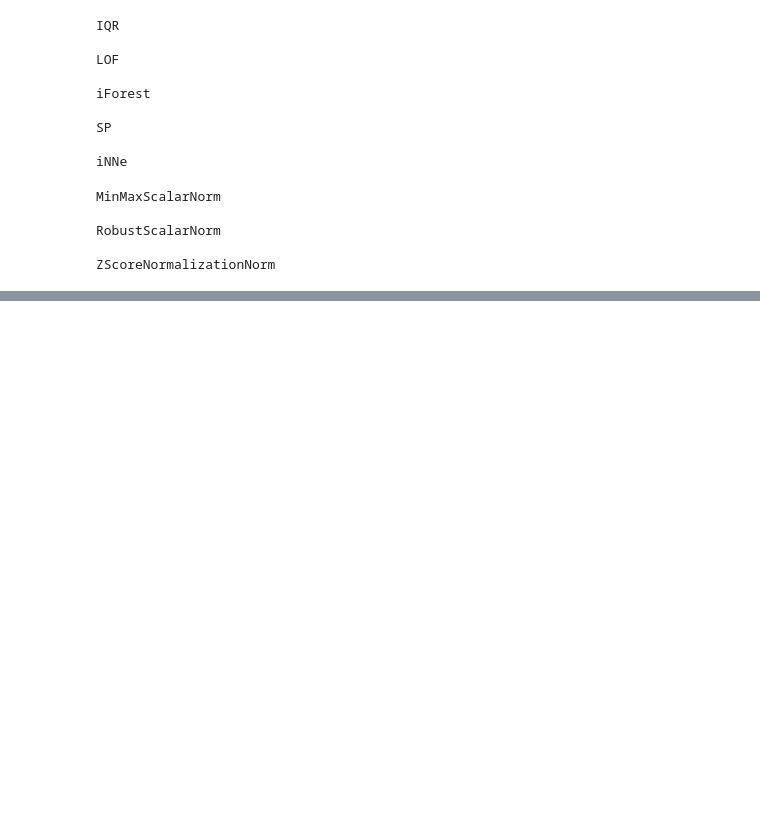
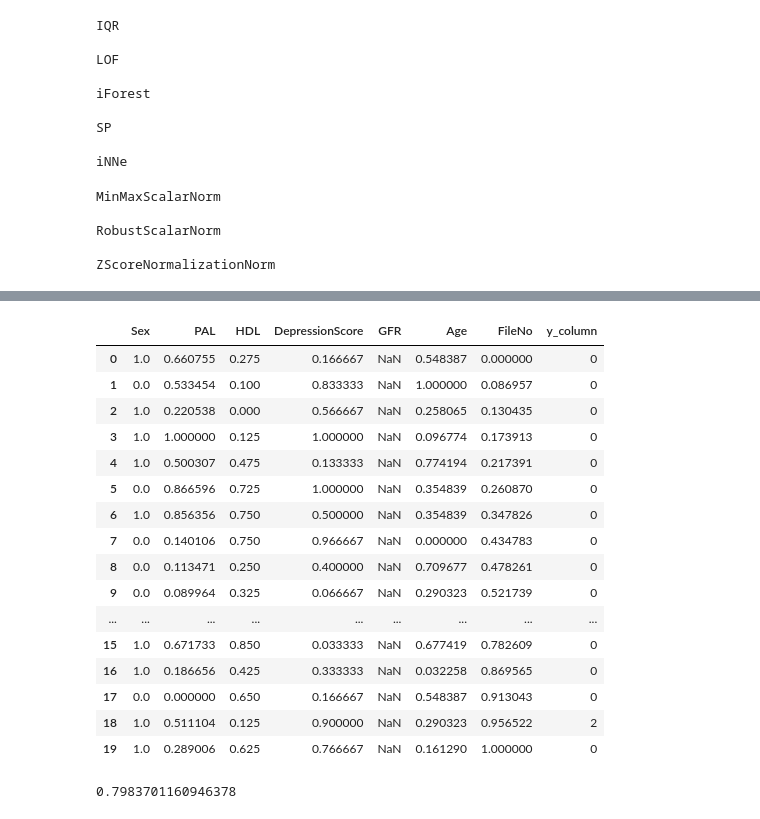
Before and after one commit to sina-m-mollazadeh/Medical-Framework, a Jupyter notebook: main.ipynb, the cells around one changed output, grey strips where cells are left out. Drawn from its saved outputs; the diff is of its cells as text; code cells hidden in the pictures; blank space fills up the shorter version.

```diff
--- a/main.ipynb
+++ b/main.ipynb
@@ -1066,3 +1115,5 @@ VarianceThresh
+# %%
+X_test=X_test[x_copy_feature_selection.columns]
 # %%
 joined_for_heatmap=x_copy_feature_selection.join(y_copy_feature_selection)
 
@@ -1139,3 +1217,31 @@ MLPClassifier(hidden_layer_sizes=(50,), max_iter=300, random_state=42)
+# %%
+Y_test=model.predict(X_test)
+# %%
+Test=X_test.join(pd.DataFrame({"y_column":Y_test}))
+# %%
+Test
+# %% [output]
+|  | Sex | PAL | HDL | DepressionScore | GFR | Age | FileNo | y_column |
+| 0 | 1.0 | 0.660755 | 0.275 | 0.166667 | NaN | 0.548387 | 0.000000 | 0 |
+| 1 | 0.0 | 0.533454 | 0.100 | 0.833333 | NaN | 1.000000 | 0.086957 | 0 |
+| 2 | 1.0 | 0.220538 | 0.000 | 0.566667 | NaN | 0.258065 | 0.130435 | 0 |
+| 3 | 1.0 | 1.000000 | 0.125 | 1.000000 | NaN | 0.096774 | 0.173913 | 0 |
+| 4 | 1.0 | 0.500307 | 0.475 | 0.133333 | NaN | 0.774194 | 0.217391 | 0 |
+| 5 | 0.0 | 0.866596 | 0.725 | 1.000000 | NaN | 0.354839 | 0.260870 | 0 |
+| 6 | 1.0 | 0.856356 | 0.750 | 0.500000 | NaN | 0.354839 | 0.347826 | 0 |
+| 7 | 0.0 | 0.140106 | 0.750 | 0.966667 | NaN | 0.000000 | 0.434783 | 0 |
+| 8 | 0.0 | 0.113471 | 0.250 | 0.400000 | NaN | 0.709677 | 0.478261 | 0 |
+| 9 | 0.0 | 0.089964 | 0.325 | 0.066667 | NaN | 0.290323 | 0.521739 | 0 |
+| ... | ... | ... | ... | ... | ... | ... | ... | ... |
+| 15 | 1.0 | 0.671733 | 0.850 | 0.033333 | NaN | 0.677419 | 0.782609 | 0 |
+| 16 | 1.0 | 0.186656 | 0.425 | 0.333333 | NaN | 0.032258 | 0.869565 | 0 |
+| 17 | 0.0 | 0.000000 | 0.650 | 0.166667 | NaN | 0.548387 | 0.913043 | 0 |
+| 18 | 1.0 | 0.511104 | 0.125 | 0.900000 | NaN | 0.290323 | 0.956522 | 2 |
+| 19 | 1.0 | 0.289006 | 0.625 | 0.766667 | NaN | 0.161290 | 1.000000 | 0 |
+# %%
+print(best_accuracy_model_training)
+# %% [output]
+0.7983701160946378
 # %%
 all_algorithms=[best_algo_clean_data,best_algo_tame_outlier,best_algo_normalization,best_algo_feature_selection,best_algo_model_training]
 print(*all_algorithms,sep="\n")
```
Also changed, not shown: parts of 22 cells of this notebook, 4 other files.
